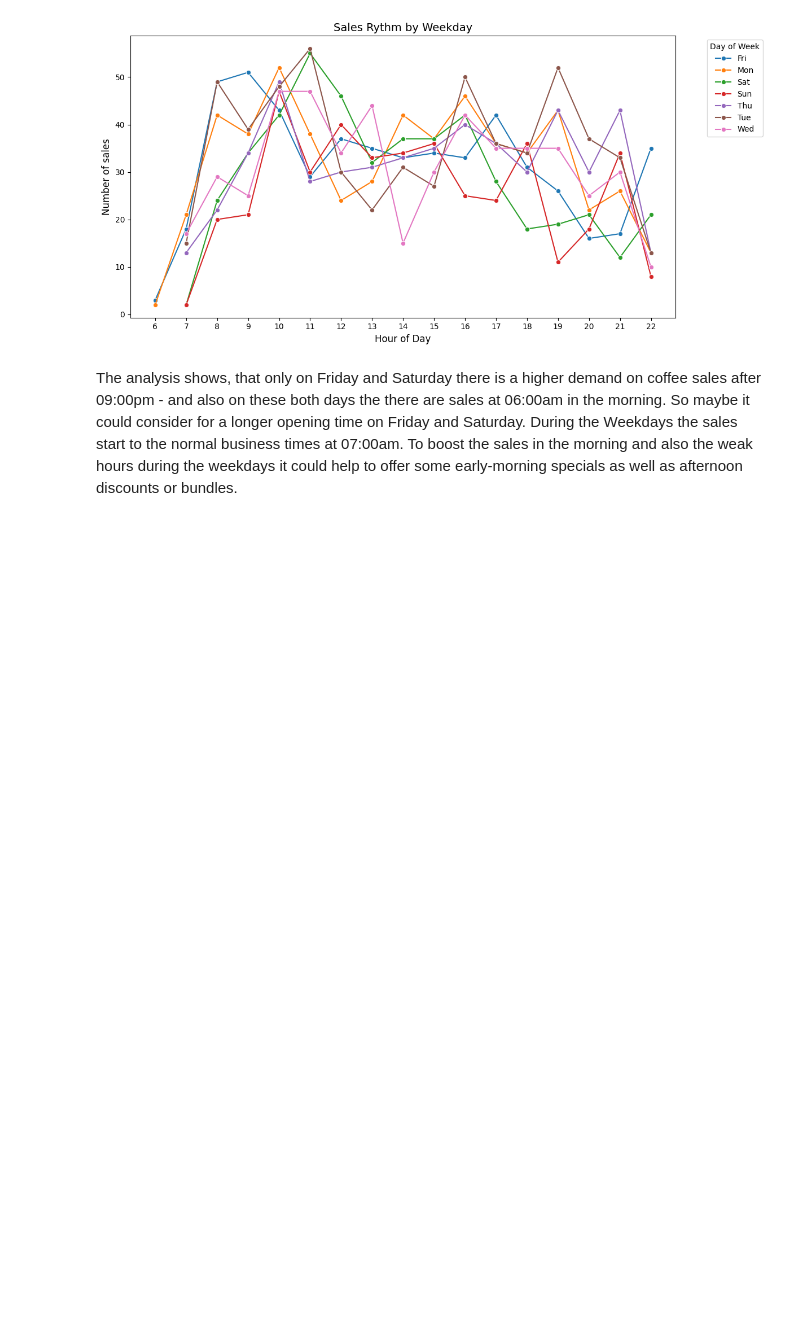
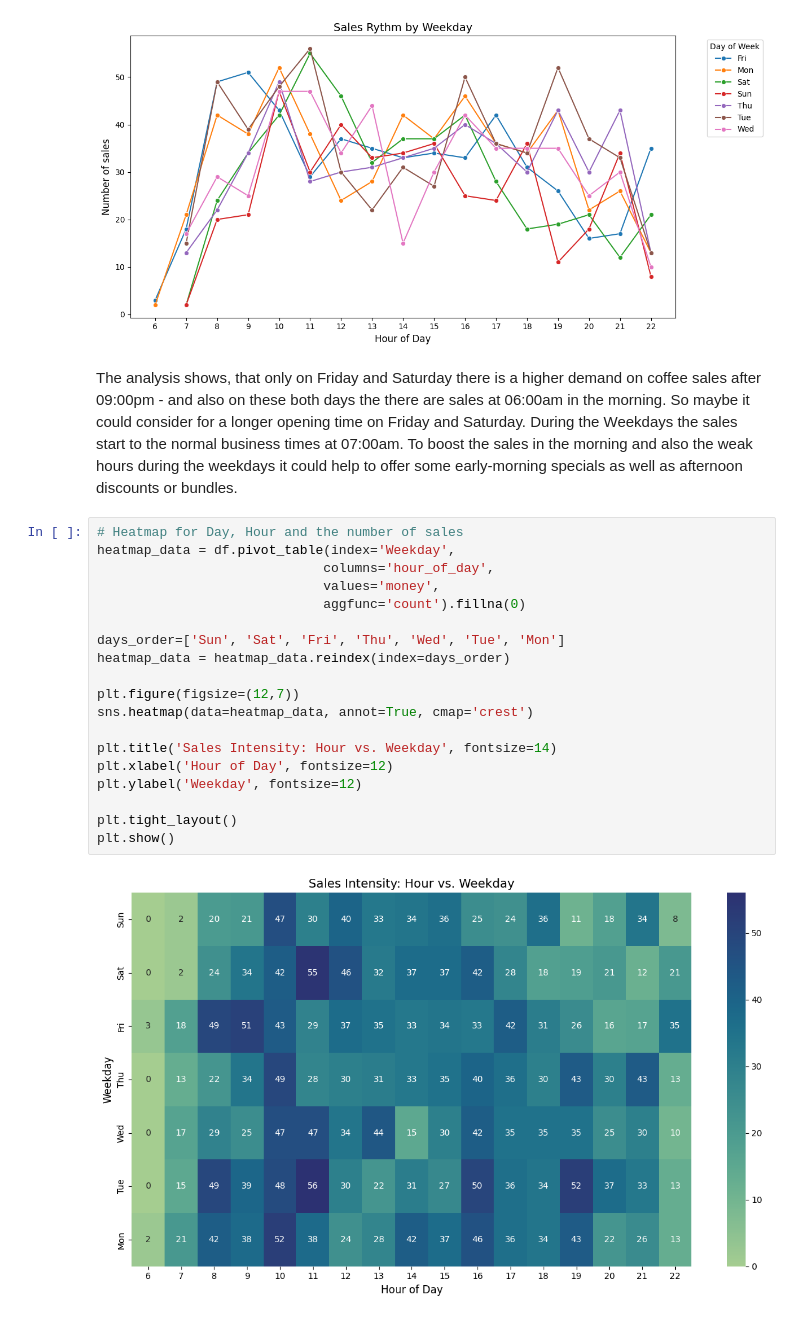
Before and after one commit to clia7/Coffee-Sales-Analysis, a Jupyter notebook: coffee-sales-eda.ipynb, the cells around one changed output. Cells and saved outputs as stored; diff of their text form; blank space fills up the shorter version.

Commit message:
Kaggle Notebook | Coffee Sales EDA | Version 7

```diff
--- a/coffee-sales-eda.ipynb
+++ b/coffee-sales-eda.ipynb
@@ -213,3 +213,24 @@ plt.show()
 [figure]
 # %% [markdown]
 The analysis shows, that only on Friday and Saturday there is a higher demand on coffee sales after 09:00pm - and also on these both days the there are sales at 06:00am in the morning. So maybe it could consider for a longer opening time on Friday and Saturday. During the Weekdays the sales start to the normal business times at 07:00am. To boost the sales in the morning and also the weak hours during the weekdays it could help to offer some early-morning specials as well as afternoon discounts or bundles.
+# %%
+# Heatmap for Day, Hour and the number of sales
+heatmap_data = df.pivot_table(index='Weekday',
+                             columns='hour_of_day',
+                             values='money',
+                             aggfunc='count').fillna(0)
+
+days_order=['Sun', 'Sat', 'Fri', 'Thu', 'Wed', 'Tue', 'Mon']
+heatmap_data = heatmap_data.reindex(index=days_order)
+
+plt.figure(figsize=(12,7))
+sns.heatmap(data=heatmap_data, annot=True, cmap='crest')
+
+plt.title('Sales Intensity: Hour vs. Weekday', fontsize=14)
+plt.xlabel('Hour of Day', fontsize=12)
+plt.ylabel('Weekday', fontsize=12)
+
+plt.tight_layout()
+plt.show()
+# %% [output]
+[figure, added]
```
Also changed, not shown: parts of 3 cells of this notebook.
